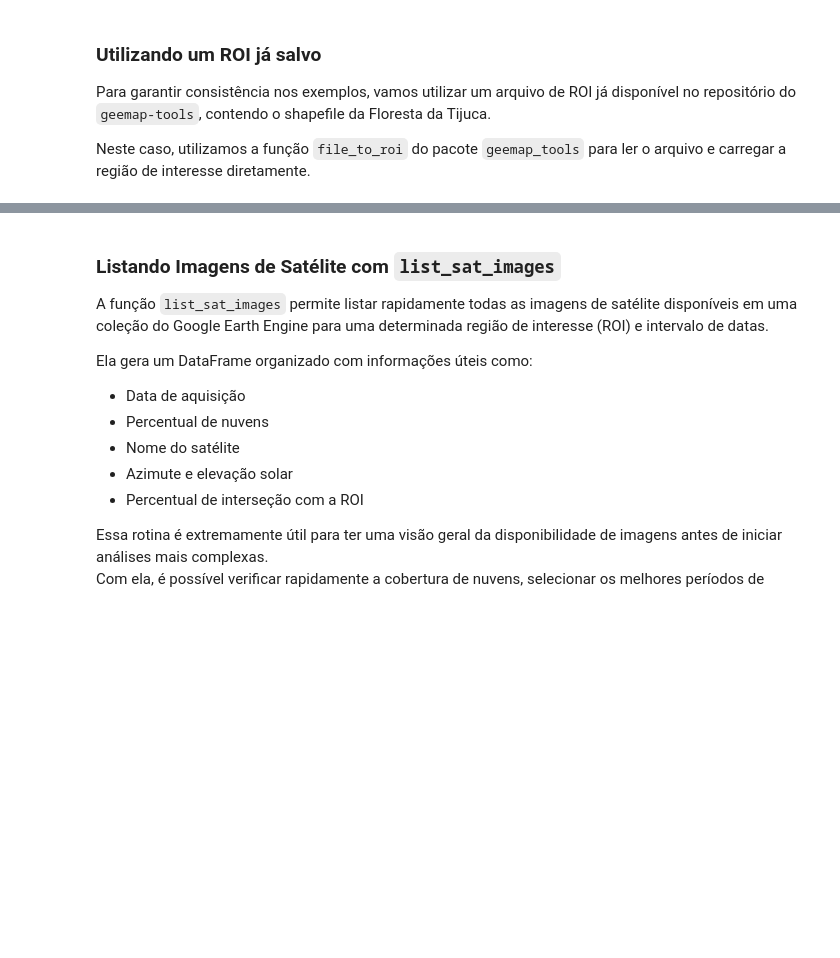
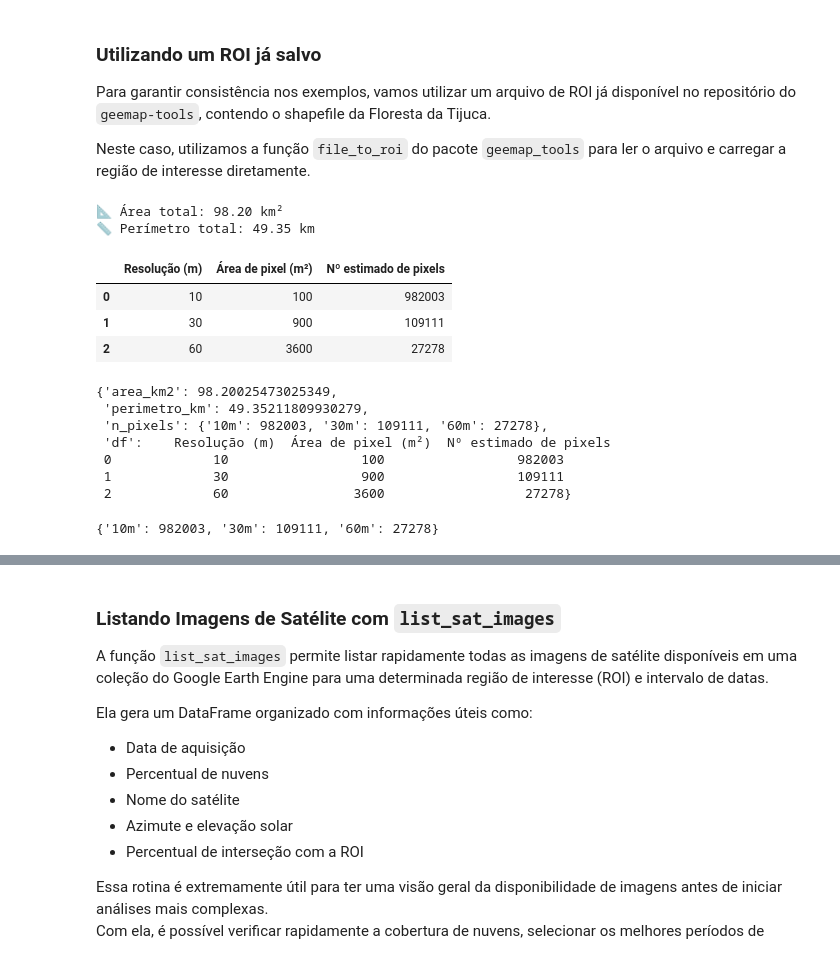
Before and after one commit to andrebelem/geemap-tools, a Jupyter notebook: exemplos/Exemplo_geemap_tools_[COLAB_version].ipynb, the cells around one changed output, grey strips where cells are left out. Drawn from its saved outputs; the diff is of its cells as text; code cells hidden in the pictures; blank space fills up the shorter version.

```diff
--- a/exemplos/Exemplo_geemap_tools_[COLAB_version].ipynb
+++ b/exemplos/Exemplo_geemap_tools_[COLAB_version].ipynb
@@ -67,2 +75,2 @@ Neste caso, utilizamos a função `file_to_roi` do pacote `geemap_tools` para le
 # %%
-tijuca = gee.file_to_roi("Floresta_da_Tijuca.zip").geometry() # necessário para pegar apenas a tijuca como roi
+tijuca = gee.file_to_roi("Floresta_da_Tijuca_original.zip").geometry() # necessário para pegar apenas a tijuca como roi
@@ -71,0 +77,23 @@ tijuca.getInfo()
+# %%
+# note que você pode usar a rotina `describe_roi`do geemap
+gee.analysis.describe_roi(tijuca)
+# %% [output]
+📐 Área total: 98.20 km²
+📏 Perímetro total: 49.35 km
+|  | Resolução (m) | Área de pixel (m²) | Nº estimado de pixels |
+| 0 | 10 | 100 | 982003 |
+| 1 | 30 | 900 | 109111 |
+| 2 | 60 | 3600 | 27278 |
+{'area_km2': 98.20025473025349,
+ 'perimetro_km': 49.35211809930279,
+ 'n_pixels': {'10m': 982003, '30m': 109111, '60m': 27278},
+ 'df':    Resolução (m)  Área de pixel (m²)  Nº estimado de pixels
+ 0             10                 100                 982003
+ 1             30                 900                 109111
+ 2             60                3600                  27278}
+# %%
+# Ou para apenas obter os valores:
+info = gee.analysis.describe_roi(tijuca, show_pixels_table=False, print_summary=False)
+print(info["n_pixels"])
+# %% [output]
+{'10m': 982003, '30m': 109111, '60m': 27278}
```
Also changed, not shown: parts of 22 cells of this notebook, 17 other files.
